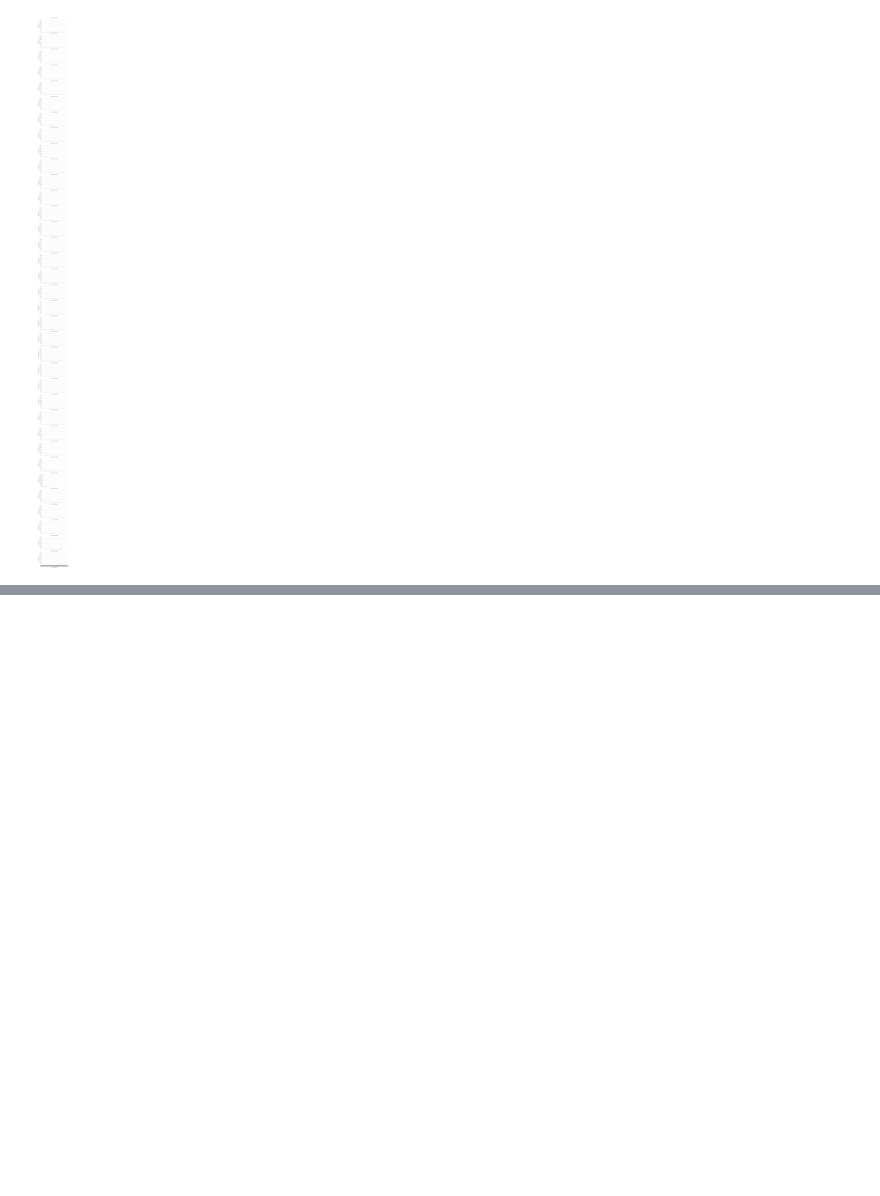
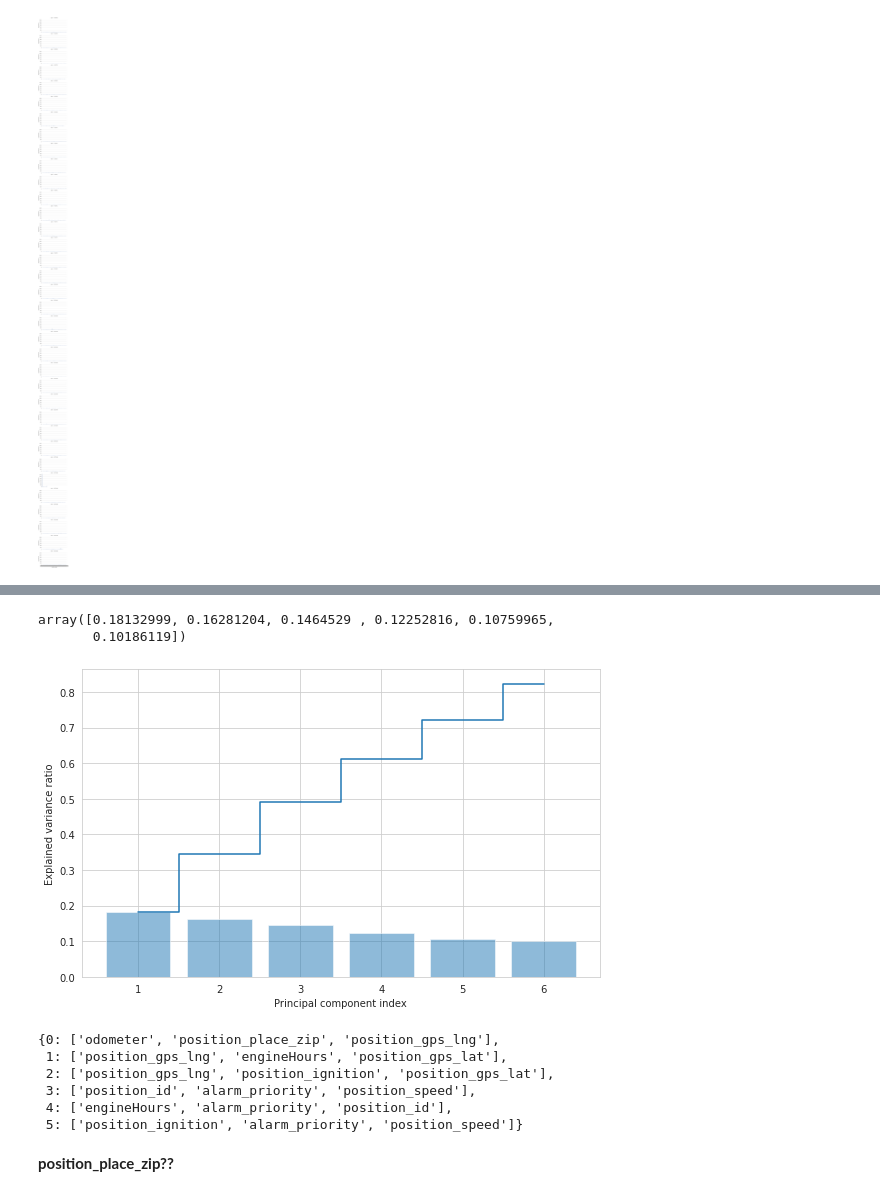
Before and after one commit to antonioalbanese/ai4trucks, a Jupyter notebook: Movimatica.ipynb, the cells around one changed output, grey strips where cells are left out. Cells and saved outputs as stored; diff of their text form; code cells hidden in the pictures; blank space fills up the shorter version.

```diff
--- a/Movimatica.ipynb
+++ b/Movimatica.ipynb
@@ -155,0 +236,9 @@ g.map(sns.barplot, "position_date", "engineHours")
+# %%
+from sklearn.preprocessing import StandardScaler
+from sklearn.decomposition import PCA
+
+numerical_cols = df_MOV_vehicles.dtypes.isin([np.dtype('int64'), np.dtype('float64'), np.dtype('bool')])
+data_std = df_MOV_vehicles[numerical_cols[numerical_cols].index].drop(["id", "alarm_id"], axis=1)
+
+data_std[data_std.columns] = StandardScaler().fit_transform(data_std[data_std.columns])
+data_std.head()
@@ -155,0 +252,24 @@ g.map(sns.barplot, "position_date", "engineHours")
+# %%
+data_std = data_std.dropna()
+pca = PCA(n_components=6)
+pca.fit(data_std)
+projection = pca.transform(data_std)
+# %%
+var_ratio = pca.explained_variance_ratio_
+var_ratio
+# %% [output]
+array([0.18132999, 0.16281204, 0.1464529 , 0.12252816, 0.10759965,
+       0.10186119])
+# %%
+cum_sum_eigenvalues = np.cumsum(var_ratio)
+plt.figure(figsize=(8, 5))
+plt.bar(range(1, len(var_ratio) + 1), var_ratio, alpha=0.5, align='center', label='Individual explained variance')
+plt.step(range(1, len(var_ratio) + 1), cum_sum_eigenvalues, where='mid',label='Cumulative explained variance')
+plt.ylabel('Explained variance ratio')
+plt.xlabel('Principal component index')
+#plt.legend(loc='best')
+plt.tight_layout()
+# plt.savefig("PCA_6")
+plt.show()
+# %% [output]
+[figure, added]
@@ -155,0 +281,11 @@ g.map(sns.barplot, "position_date", "engineHours")
+# %%
+most_important_names
+# %% [output]
+{0: ['odometer', 'position_place_zip', 'position_gps_lng'],
+ 1: ['position_gps_lng', 'engineHours', 'position_gps_lat'],
+ 2: ['position_gps_lng', 'position_ignition', 'position_gps_lat'],
+ 3: ['position_id', 'alarm_priority', 'position_speed'],
+ 4: ['engineHours', 'alarm_priority', 'position_id'],
+ 5: ['position_ignition', 'alarm_priority', 'position_speed']}
+# %% [markdown]
+**position_place_zip??**
```
Also changed, not shown: parts of 13 cells of this notebook, 2 other files.
